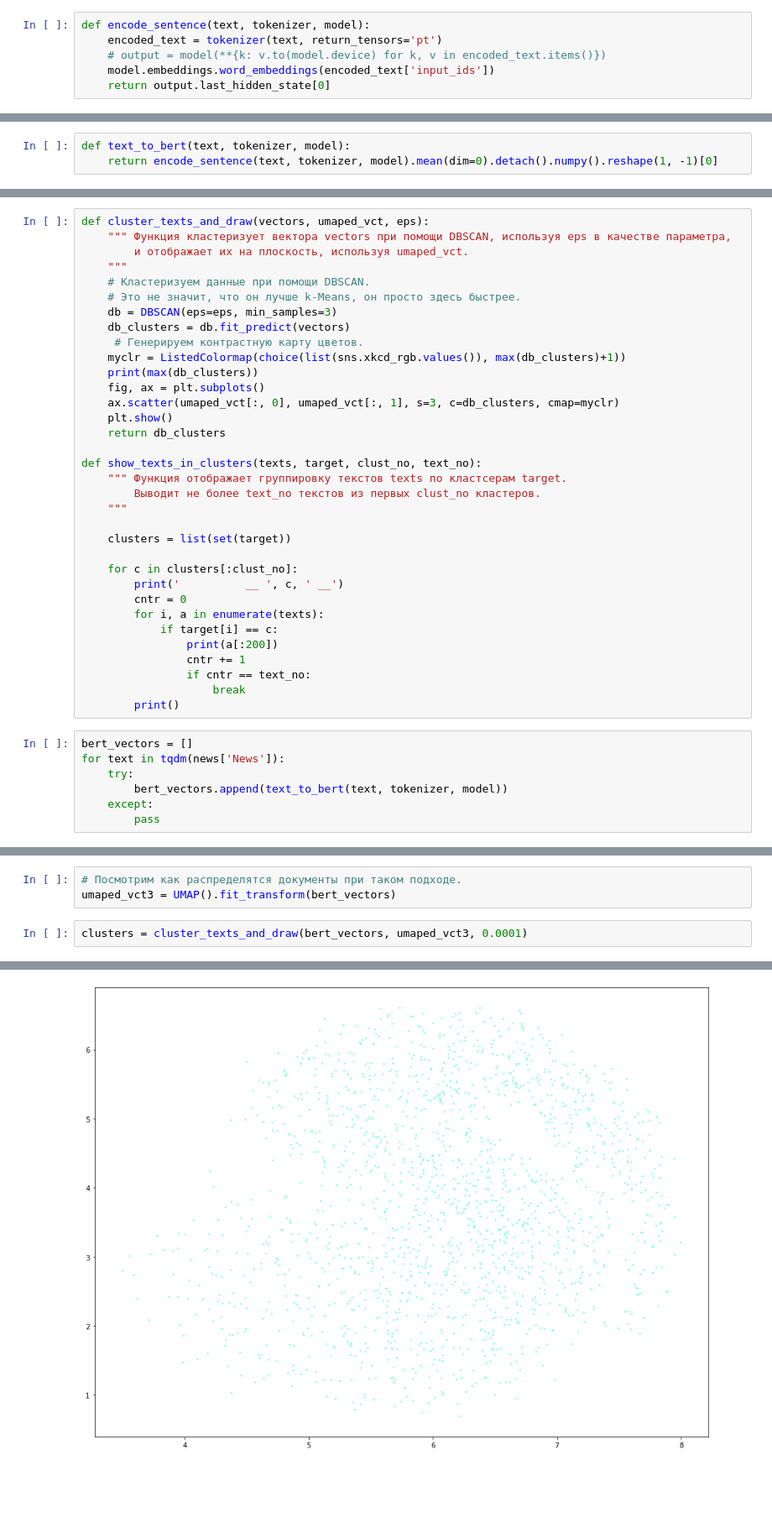
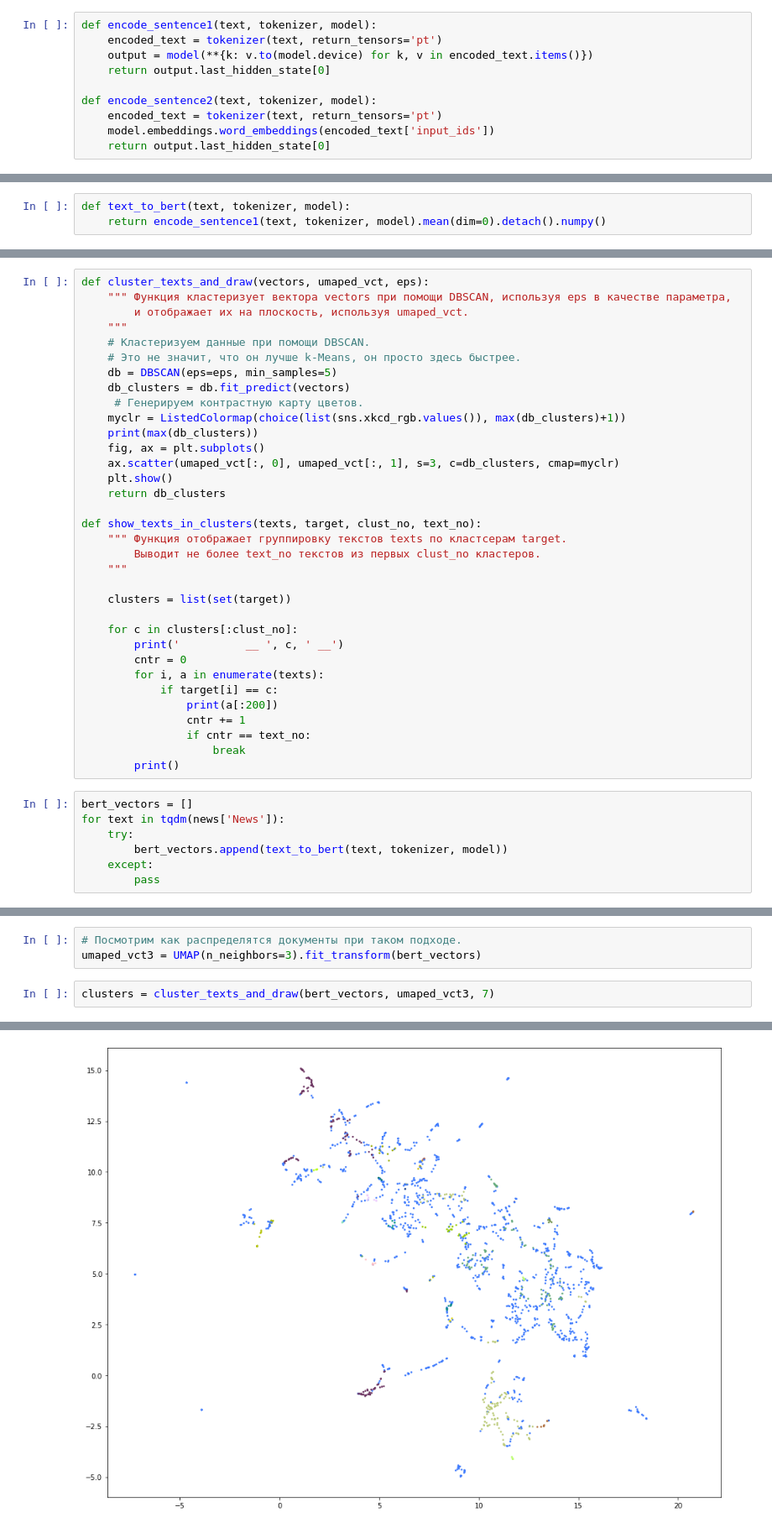
Before and after one commit to klyshinsky/NLP_VVSU_2024, a Jupyter notebook: Lecture_10_W2V_Bert.ipynb, the cells around one changed output, grey strips where cells are left out. Shown at 84% size. Cells and saved outputs as stored; diff of their text form; blank space fills up the shorter version.

```diff
--- a/Lecture_10_W2V_Bert.ipynb
+++ b/Lecture_10_W2V_Bert.ipynb
@@ -1091,7 +1159,11 @@ tensor(102) [SEP]
 # %%
-def encode_sentence(text, tokenizer, model):
+def encode_sentence1(text, tokenizer, model):
     encoded_text = tokenizer(text, return_tensors='pt')
-    # output = model(**{k: v.to(model.device) for k, v in encoded_text.items()})
+    output = model(**{k: v.to(model.device) for k, v in encoded_text.items()})
+    return output.last_hidden_state[0]
+
+def encode_sentence2(text, tokenizer, model):
+    encoded_text = tokenizer(text, return_tensors='pt')
     model.embeddings.word_embeddings(encoded_text['input_ids'])
     return output.last_hidden_state[0]
 # %% [markdown]
@@ -1143,4 +1215,4 @@ array([[0.9999999]], dtype=float32)
 Одна из ошибок, которые можно совершить, работая с Bert - это отдавать текст по одному предложению. Скорость работы при этом критично падает. Лучше отдавать текст целиком (если это не "Война и мир"), предварительно разбив его на предложения.
 # %%
 def text_to_bert(text, tokenizer, model):
-    return encode_sentence(text, tokenizer, model).mean(dim=0).detach().numpy().reshape(1, -1)[0]
+    return encode_sentence1(text, tokenizer, model).mean(dim=0).detach().numpy()
@@ -1151,7 +1225,7 @@ def cluster_texts_and_draw(vectors, umaped_vct, eps):
     """
     # Кластеризуем данные при помощи DBSCAN.
     # Это не значит, что он лучше k-Means, он просто здесь быстрее.
-    db = DBSCAN(eps=eps, min_samples=3)
+    db = DBSCAN(eps=eps, min_samples=5)
     db_clusters = db.fit_predict(vectors)
      # Генерируем контрастную карту цветов.
     myclr = ListedColormap(choice(list(sns.xkcd_rgb.values()), max(db_clusters)+1))
@@ -1188,6 +1276,6 @@ for text in tqdm(news['News']):
 # %%
 # Посмотрим как распределятся документы при таком подходе.
-umaped_vct3 = UMAP().fit_transform(bert_vectors)
+umaped_vct3 = UMAP(n_neighbors=3).fit_transform(bert_vectors)
 # %%
-clusters = cluster_texts_and_draw(bert_vectors, umaped_vct3, 0.0001)
+clusters = cluster_texts_and_draw(bert_vectors, umaped_vct3, 7)
 # %% [output]
@@ -1195 +1283 @@ clusters = cluster_texts_and_draw(bert_vectors, umaped_vct3, 0.0001)
-[figure, old version]
+[figure, new version]
```
Also changed, not shown: parts of 25 cells of this notebook, 7 other files.
